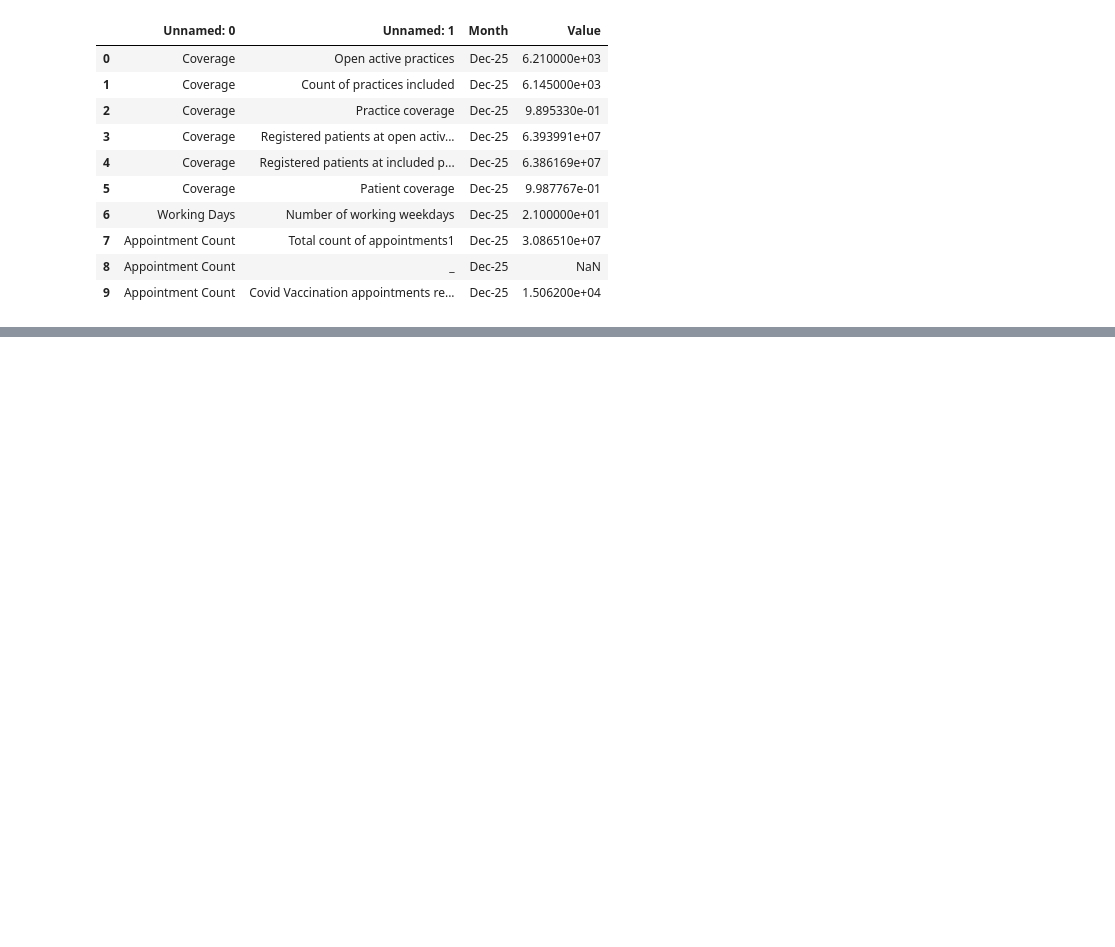
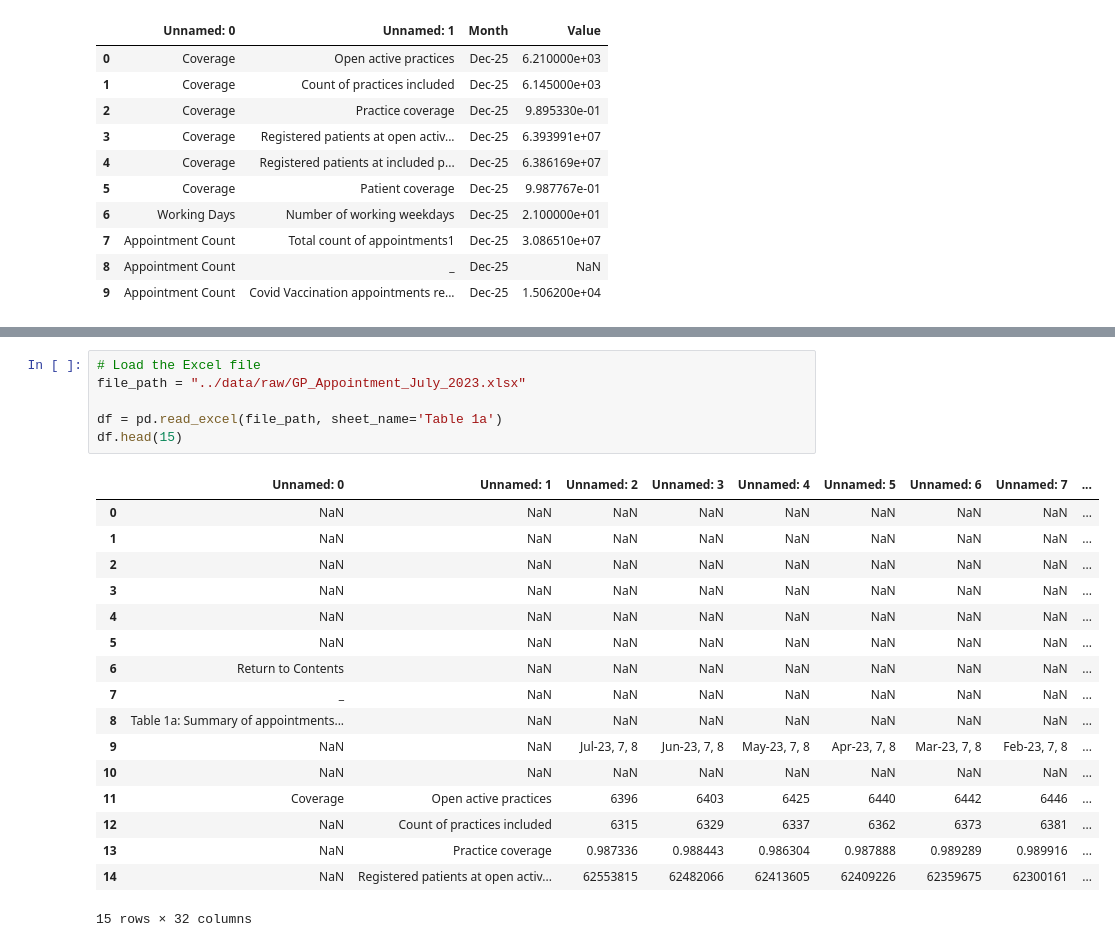
Before and after one commit to chinenyennabude/nhs-gp-performance-analysis, a Jupyter notebook: notebook/explore_nhs_data.ipynb, the cells around one changed output, grey strips where cells are left out. Saved outputs shown, nothing was run; the diff lists cells and outputs as text; blank space fills up the shorter version.

Commit message:
Import data and restructure

```diff
--- a/notebook/explore_nhs_data.ipynb
+++ b/notebook/explore_nhs_data.ipynb
@@ -253,0 +275,24 @@ long_df["Value_num"] = long_df["Value"].apply(to_number)
+# %%
+# Load the Excel file
+file_path = "../data/raw/GP_Appointment_July_2023.xlsx"
+
+df = pd.read_excel(file_path, sheet_name='Table 1a')
+df.head(15)
+# %% [output]
+|  | Unnamed: 0 | Unnamed: 1 | Unnamed: 2 | Unnamed: 3 | Unnamed: 4 | Unnamed: 5 | Unnamed: 6 | Unnamed: 7 | ... |
+| 0 | NaN | NaN | NaN | NaN | NaN | NaN | NaN | NaN | ... |
+| 1 | NaN | NaN | NaN | NaN | NaN | NaN | NaN | NaN | ... |
+| 2 | NaN | NaN | NaN | NaN | NaN | NaN | NaN | NaN | ... |
+| 3 | NaN | NaN | NaN | NaN | NaN | NaN | NaN | NaN | ... |
+| 4 | NaN | NaN | NaN | NaN | NaN | NaN | NaN | NaN | ... |
+| 5 | NaN | NaN | NaN | NaN | NaN | NaN | NaN | NaN | ... |
+| 6 | Return to Contents | NaN | NaN | NaN | NaN | NaN | NaN | NaN | ... |
+| 7 | _ | NaN | NaN | NaN | NaN | NaN | NaN | NaN | ... |
+| 8 | Table 1a: Summary of appointments... | NaN | NaN | NaN | NaN | NaN | NaN | NaN | ... |
+| 9 | NaN | NaN | Jul-23, 7, 8 | Jun-23, 7, 8 | May-23, 7, 8 | Apr-23, 7, 8 | Mar-23, 7, 8 | Feb-23, 7, 8 | ... |
+| 10 | NaN | NaN | NaN | NaN | NaN | NaN | NaN | NaN | ... |
+| 11 | Coverage | Open active practices | 6396 | 6403 | 6425 | 6440 | 6442 | 6446 | ... |
+| 12 | NaN | Count of practices included | 6315 | 6329 | 6337 | 6362 | 6373 | 6381 | ... |
+| 13 | NaN | Practice coverage | 0.987336 | 0.988443 | 0.986304 | 0.987888 | 0.989289 | 0.989916 | ... |
+| 14 | NaN | Registered patients at open activ... | 62553815 | 62482066 | 62413605 | 62409226 | 62359675 | 62300161 | ... |
+15 rows × 32 columns
```
Also changed, not shown: parts of 10 cells of this notebook.
